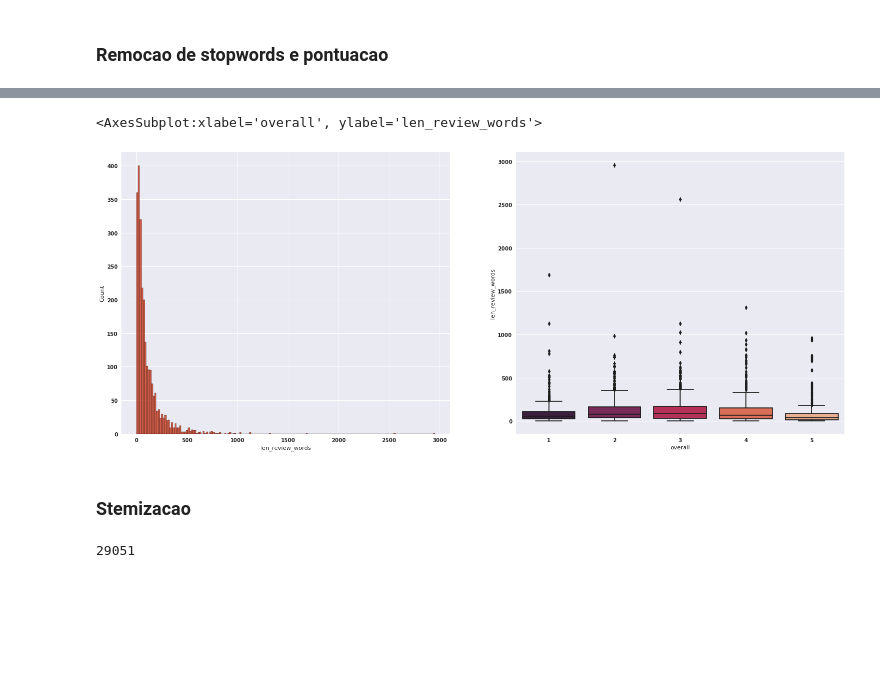
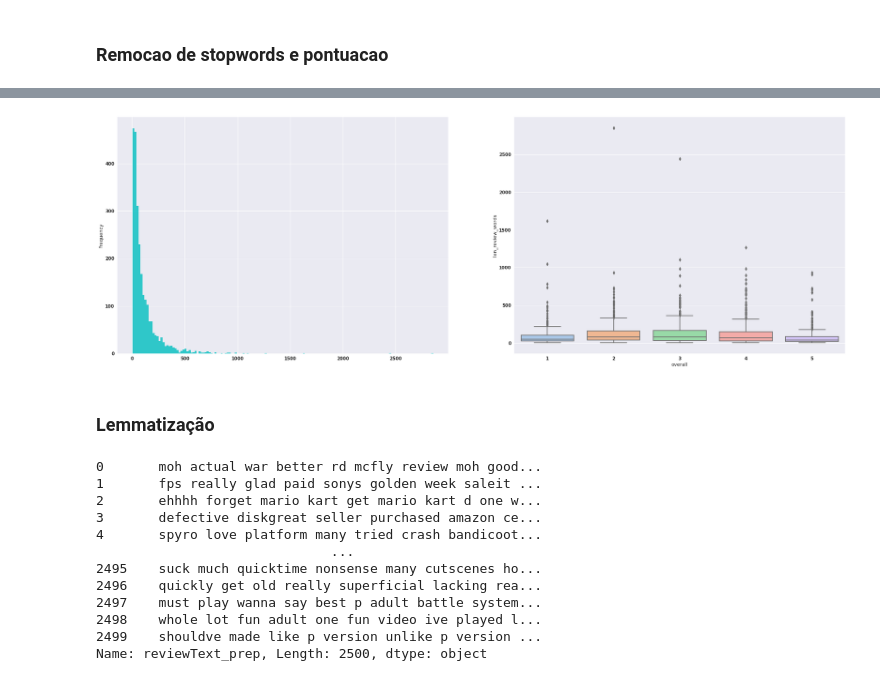
Before and after one commit to lhndsp/ps-turingUSP, a Jupyter notebook: 2_analise-e-ia/analise_e_modelos.ipynb, the cells around one changed output, grey strips where cells are left out. Drawn from its saved outputs; the diff is of its cells as text; code cells hidden in the pictures; blank space fills up the shorter version.

```diff
--- a/2_analise-e-ia/analise_e_modelos.ipynb
+++ b/2_analise-e-ia/analise_e_modelos.ipynb
@@ -132,0 +150,3 @@ dfReview.dropna(axis=0, subset=['reviewText'], inplace=True)
+# %%
+# criar coluna binaria do overall 1 if nota > 3 else 0
+dfReview['overallBinary'] = dfReview['overall'].apply(lambda x: 1 if x > 3 else 0)
@@ -149,13 +206,20 @@ def tratamento_basico(texto,
     output:
          (str) ->  menssagem pre-processada em caixa baixa
     """
+
+    # Caixa baixa
+    texto = texto.lower()
+
     # para pontucao so usar o metodo sub da regex de entrada
     texto = pontuacao.sub("", texto)
 
     # para as stopwords fazer por compreensao de lista, juntando chars em
     # palavras para nao remover as sopwords que estejam dentro de uma outra palavra
     # e usar os texto em caixa baixa para dar match
-    texto = [palavra.lower() for palavra in texto.lower().split() if palavra not in stpwrds]
+    texto = [palavra for palavra in texto.split() if palavra not in stpwrds]
+
+    # Retorna vetor pra um texto
+    texto = " ".join(texto)
 
     return texto
 # %%
@@ -179,7 +243,15 @@ Name: reviewText, dtype: object
 # %%
 print('[bold red]depois do tratamento_basico():[/bold red]')
 print()
-dfReview['reviewText_prep'] = dfReview['reviewText'].apply(lambda x:' '.join(tratamento_basico(x)))
+
+# remover os numeros tambem
+# incluir a apalvra game nos stopwords
+StopWords = stopwords.words('english')
+StopWords.append('game')
+StopWords.append('games')
+dfReview['reviewText_prep'] = dfReview['reviewText'].apply(lambda x:(tratamento_basico(x,
+                                                                                       pontuacao=re.compile('|'.join(map(re.escape, string.punctuation+'1234567890'))),
+                                                                                       stpwrds=StopWords)))
 dfReview['reviewText_prep'].head(10)
 # %% [output]
 depois do tratamento_basico():
@@ -197,4 +269,4 @@ depois do tratamento_basico():
 Name: reviewText_prep, dtype: object
 # %%
-dfReview['len_review_chars'] = dfReview['reviewText_prep'].apply(lambda x:len(x))
-dfReview['len_review_words'] = dfReview['reviewText_prep'].apply(lambda x:len([palavra for palavra in x.split()]))
+# adiciona coluna com quantidade de palavras
+dfReview['len_review_words'] = dfReview['reviewText_prep'].apply(lambda x:len(x.split()))
@@ -256,9 +289,15 @@ dfReview
 # %%
-fig, ax = plt.subplots(1, 2, figsize=(25,10))
-sns.histplot(data=dfReview, x='len_review_words', kde=False, ax=ax[0], color='#c83014')
-sns.boxplot(data=dfReview, x='overall', y='len_review_words', palette='rocket', ax=ax[1])
+#plt.figure(figsize=(20,9))
+#gs = gridspec.GridSpec(2, 1)
+
+#ax0 = plt.subplot(gs[0:1])
+#ax1 = plt.subplot(gs[1:])
+
+#p = dfReview['len_review_words'].plot(kind='box', ax=ax0, vert=False, )
+fig, ax = plt.subplots(1, 2, figsize=(30, 10))
+p = dfReview['len_review_words'].plot(kind='hist', bins=150, ax=ax[0], alpha=.8, color='c', label='words')
+p = sns.boxplot(data=dfReview, x='overall', y='len_review_words', palette='pastel', ax=ax[1])
 # %% [output]
-<AxesSubplot:xlabel='overall', ylabel='len_review_words'>
-[figure, old version]
+[figure, new version]
 # %% [markdown]
-### Stemizacao
+### Lemmatização
@@ -267,4 +303,0 @@ msgVector = CountVectorizer(analyzer=tratamento_basico).fit(dfReview['reviewText
-# %%
-len(msgVector.vocabulary_)
-# %% [output]
-29051
@@ -270,0 +320,15 @@ len(msgVector.vocabulary_)
+# %%
+dfReview['reviewText_prep']
+# %% [output]
+0       moh actual war better rd mcfly review moh good...
+1       fps really glad paid sonys golden week saleit ...
+2       ehhhh forget mario kart get mario kart d one w...
+3       defective diskgreat seller purchased amazon ce...
+4       spyro love platform many tried crash bandicoot...
+                              ...
+2495    suck much quicktime nonsense many cutscenes ho...
+2496    quickly get old really superficial lacking rea...
+2497    must play wanna say best p adult battle system...
+2498    whole lot fun adult one fun video ive played l...
+2499    shouldve made like p version unlike p version ...
+Name: reviewText_prep, Length: 2500, dtype: object
```
Also changed, not shown: parts of 26 cells of this notebook, 3 other files.
